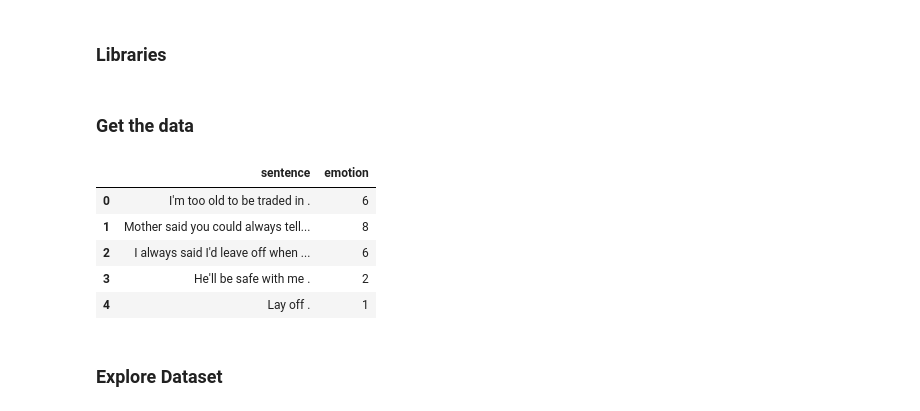
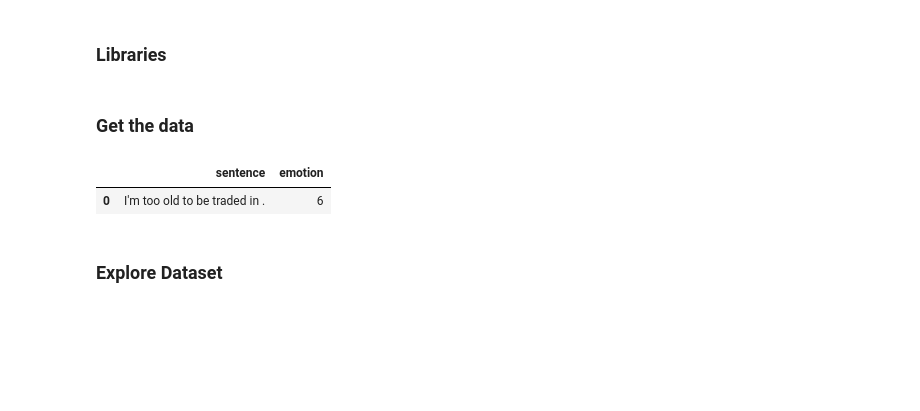
Before and after one commit to Carlosrnes/Nova_NLP, a Jupyter notebook: NLP_Tensorflow.ipynb, the cells around one changed output. Drawn from its saved outputs; the diff is of its cells as text; code cells hidden in the pictures; blank space fills up the shorter version.

```diff
--- a/NLP_Tensorflow.ipynb
+++ b/NLP_Tensorflow.ipynb
@@ -51,15 +38,12 @@ from tensorflow.keras import layers
 # %% [markdown]
 ### Get the data
 # %%
-train_df = pd.read_csv("training_set.txt", sep="\t")
-test_df = pd.read_csv("dev_set.txt", sep="\t")
-train_df.head()
+train_df = pd.read_csv("https://raw.githubusercontent.com/Carlosrnes/Nova_NLP/main/data/training_set.txt", sep="\t")
+valid_df = pd.read_csv("https://raw.githubusercontent.com/Carlosrnes/Nova_NLP/main/data/dev_set.txt", sep="\t")
+test_df = pd.read_csv("https://raw.githubusercontent.com/Carlosrnes/Nova_NLP/main/data/test_set.txt", sep="\t")
+train_df.head(1)
 # %% [output]
 |  | sentence | emotion |
 | 0 | I'm too old to be traded in . | 6 |
-| 1 | Mother said you could always tell... | 8 |
-| 2 | I always said I'd leave off when ... | 6 |
-| 3 | He'll be safe with me . | 2 |
-| 4 | Lay off . | 1 |
 # %% [markdown]
 ### Explore Dataset
```
Also changed, not shown: parts of 74 cells of this notebook.
